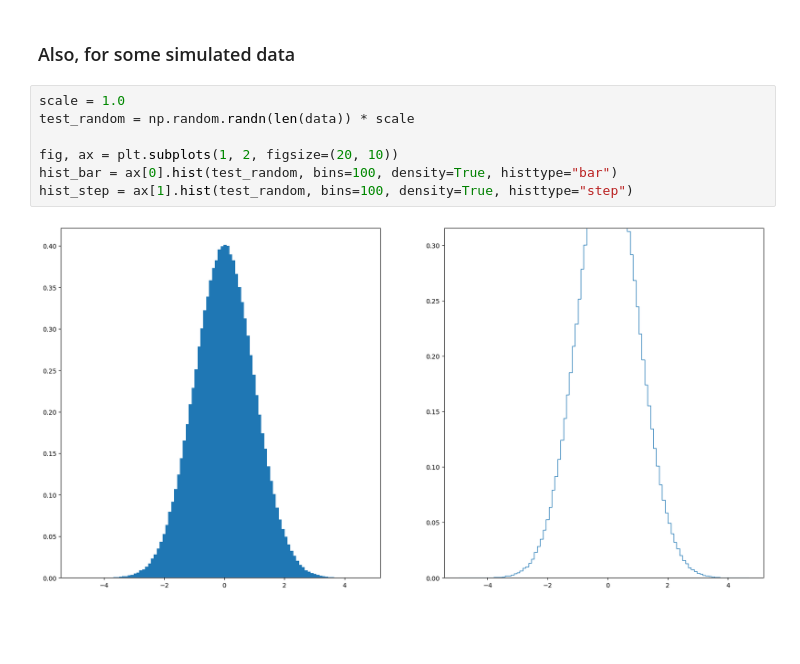
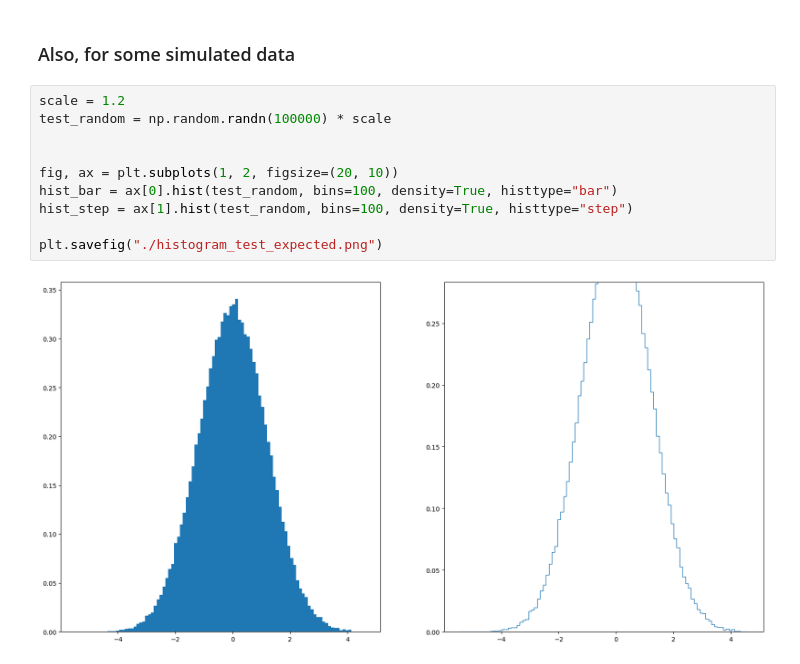
Before and after one commit to coryzh/matplotlib_3.6_hist_bug_report, a Jupyter notebook: bug_test.ipynb, the cells around one changed output. Drawn from its saved outputs; the diff is of its cells as text; blank space fills up the shorter version.

```diff
--- a/bug_test.ipynb
+++ b/bug_test.ipynb
@@ -22,11 +22,14 @@ hist = plt.hist(data, bins=100, density=True, histtype="step")
 # %% [markdown]
 ### Also, for some simulated data
 # %%
-scale = 1.0
-test_random = np.random.randn(len(data)) * scale
+scale = 1.2
+test_random = np.random.randn(100000) * scale
+
 
 fig, ax = plt.subplots(1, 2, figsize=(20, 10))
 hist_bar = ax[0].hist(test_random, bins=100, density=True, histtype="bar")
 hist_step = ax[1].hist(test_random, bins=100, density=True, histtype="step")
+
+plt.savefig("./histogram_test_expected.png")
 # %% [output]
-[figure, old version]
+[figure, new version]
```
Also changed, not shown: 4 other files.
